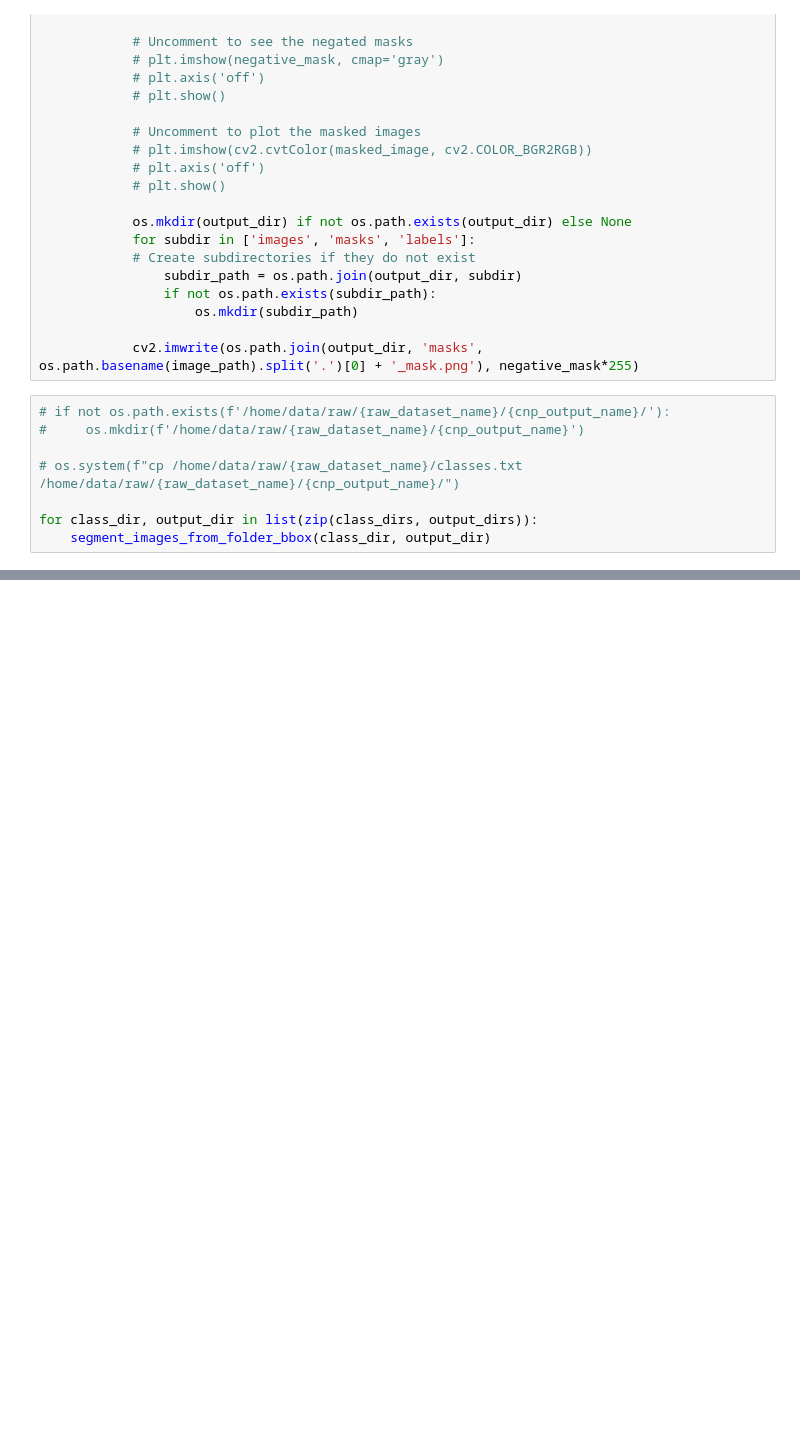
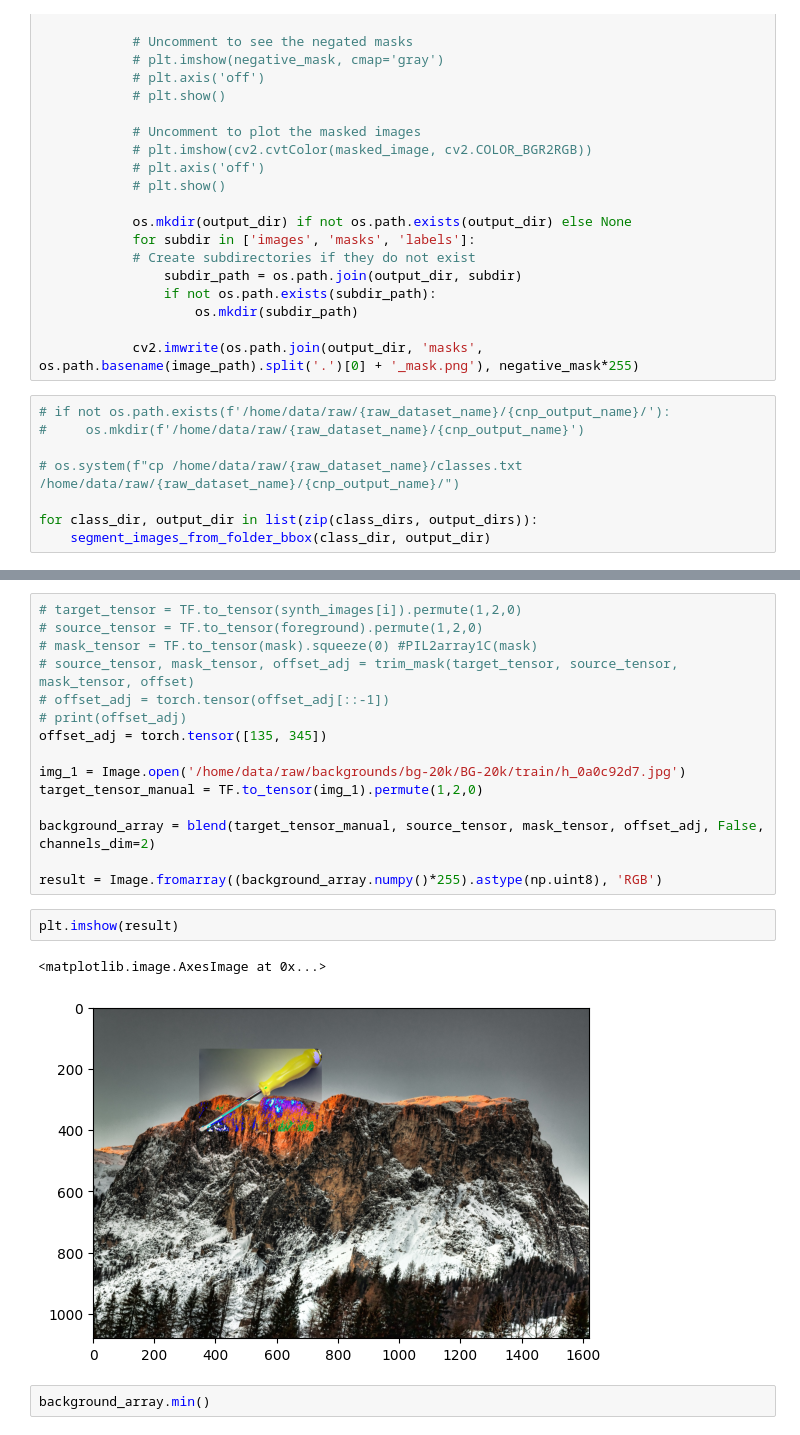
Before and after one commit to RIPS25-Analog/OC-Synthesis, a Jupyter notebook: src/SAM_controller.ipynb, the cells around one changed output, grey strips where cells are left out. Cells and saved outputs as stored; diff of their text form; blank space fills up the shorter version.

```diff
--- a/src/SAM_controller.ipynb
+++ b/src/SAM_controller.ipynb
@@ -162,0 +185,22 @@ for class_dir, output_dir in list(zip(class_dirs, output_dirs)):
+# %%
+# target_tensor = TF.to_tensor(synth_images[i]).permute(1,2,0)
+# source_tensor = TF.to_tensor(foreground).permute(1,2,0)
+# mask_tensor = TF.to_tensor(mask).squeeze(0) #PIL2array1C(mask)
+# source_tensor, mask_tensor, offset_adj = trim_mask(target_tensor, source_tensor, mask_tensor, offset)
+# offset_adj = torch.tensor(offset_adj[::-1])
+# print(offset_adj)
+offset_adj = torch.tensor([135, 345])
+
+img_1 = Image.open('/home/data/raw/backgrounds/bg-20k/BG-20k/train/h_0a0c92d7.jpg')
+target_tensor_manual = TF.to_tensor(img_1).permute(1,2,0)
+
+background_array = blend(target_tensor_manual, source_tensor, mask_tensor, offset_adj, False, channels_dim=2)
+
+result = Image.fromarray((background_array.numpy()*255).astype(np.uint8), 'RGB')
+# %%
+plt.imshow(result)
+# %% [output]
+<matplotlib.image.AxesImage at 0x...>
+[figure, added]
+# %%
+background_array.min()
```
Also changed, not shown: parts of 18 cells of this notebook, 3 other files.
